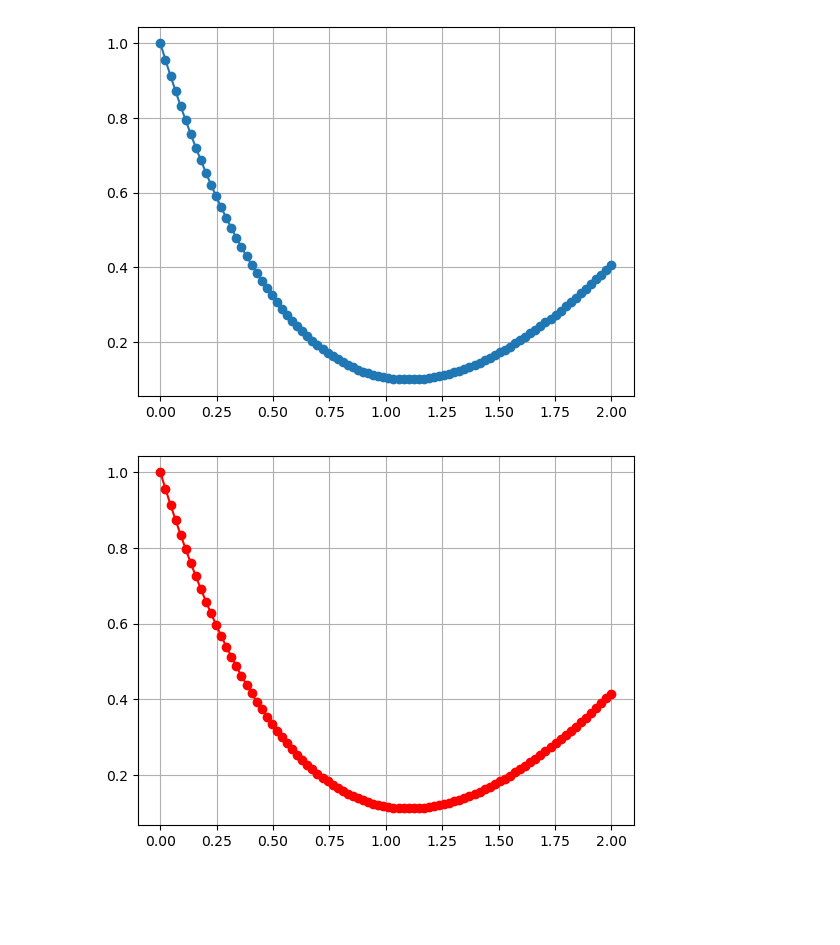
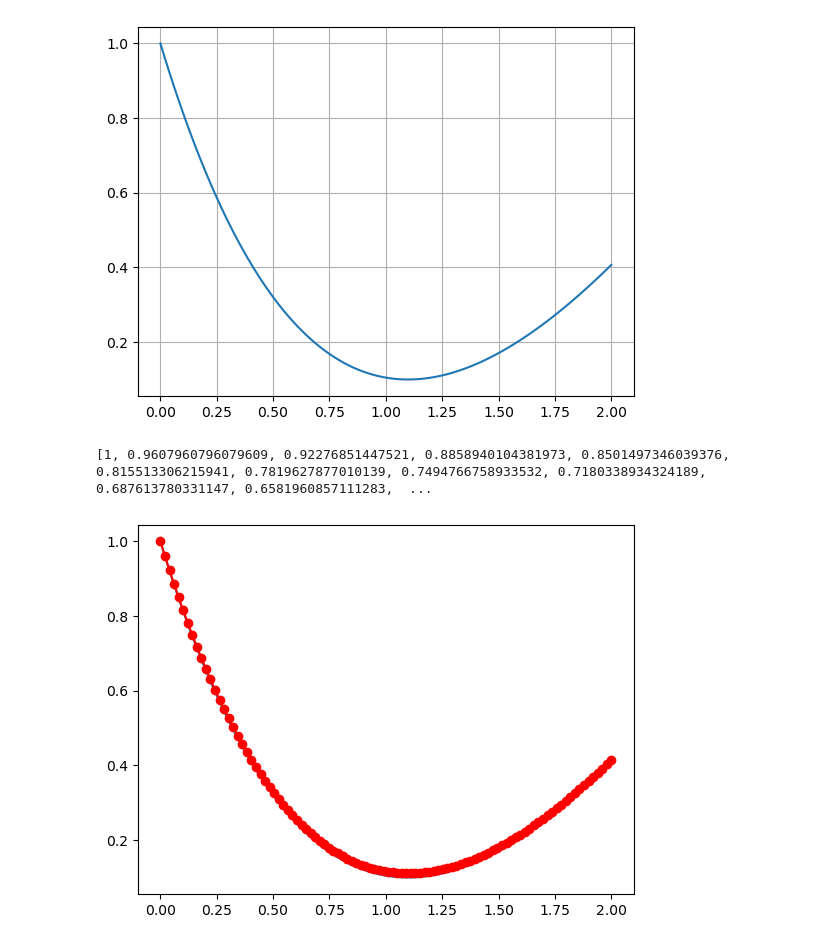
Before and after one commit to Genereux-akotenou/Simulation_And_Optimization, a Jupyter notebook: C-Modelisation_Prog_Lineaire/difference_fines.ipynb, the cells around one changed output. Saved outputs shown, nothing was run; the diff lists cells and outputs as text; code cells hidden in the pictures; blank space fills up the shorter version.

```diff
--- a/C-Modelisation_Prog_Lineaire/difference_fines.ipynb
+++ b/C-Modelisation_Prog_Lineaire/difference_fines.ipynb
@@ -4,7 +4,7 @@ import matplotlib.pyplot as plt
 # %%
 a = 0
 b = 2
-N = 90
+N = 100
 # %%
 dx = (b - a) / (N-1)
 # %%
@@ -17,17 +17,22 @@ for i in range(N):
     x.append(a + (i*dx))
     ue_x.append(u(x[i]))
 # %%
-plt.plot(x, ue_x, 'o-')
+plt.plot(x, ue_x, '-')
 plt.grid()
 # %% [output]
-[figure, old version]
+[figure, new version]
 # %%
+plt.plot(x, ue_x, '-')
+plt.grid()
+
 u_num = []
 u_num.append(1)
 for i in range(1, N):
     approx = (1 / (1 + dx)) * (u_num[i-1] + dx*(x[i] - 1))
     u_num.append(approx)
+print(u_num)
 plt.plot(x, u_num, "o-r")
 plt.grid()
 # %% [output]
+[1, 0.9607960796079609, 0.92276851447521, 0.8858940104381973, 0.8501497346039376, 0.815513306215941, 0.7819627877010139, 0.7494766758933532, 0.7180338934324189, 0.687613780331147, 0.6581960857111283,  ...
-[figure, old version]
+[figure, new version]
```
Also changed, not shown: parts of 5 cells of this notebook, 4 other files.
